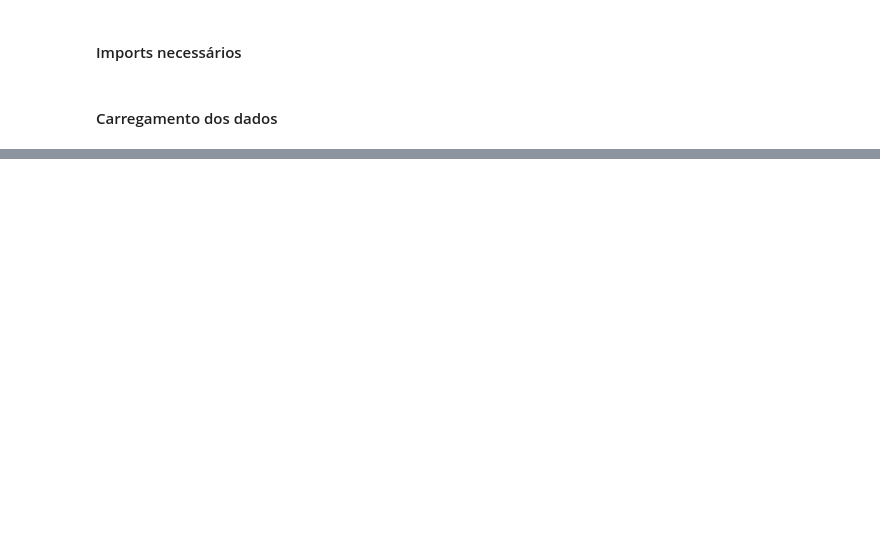
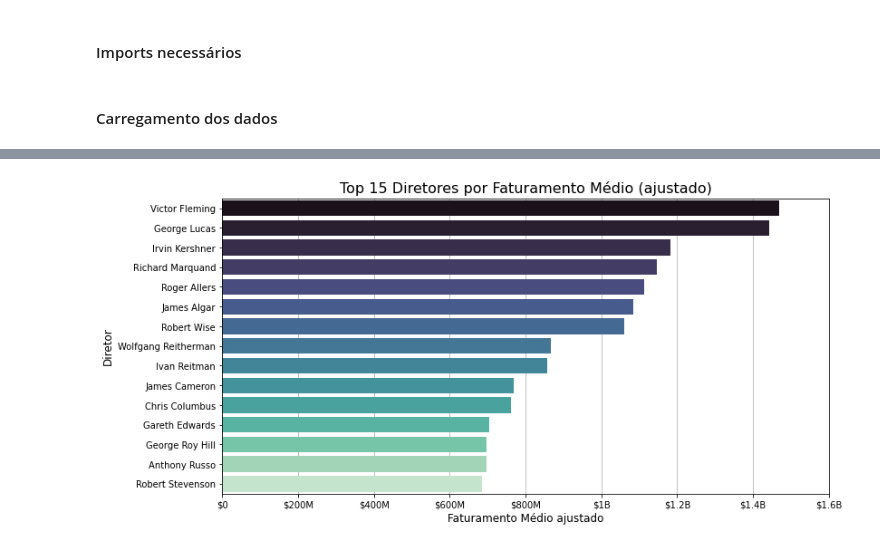
Before and after one commit to mcmaquine/LH_CD, a Jupyter notebook: LH_CD_MATHEUS_C_MAQUINE.ipynb, the cells around one changed output, grey strips where cells are left out. Saved outputs shown, nothing was run; the diff lists cells and outputs as text; code cells hidden in the pictures; blank space fills up the shorter version.

```diff
--- a/LH_CD_MATHEUS_C_MAQUINE.ipynb
+++ b/LH_CD_MATHEUS_C_MAQUINE.ipynb
@@ -80,0 +68,20 @@ Name: Gross, dtype: float64
+# %%
+director_gross_mean = df.groupby('Director')['Gross_adjusted'].mean().sort_values(ascending=False)
+#print(director_gross_mean.apply(lambda x: f"${x:,.2f}"))
+director_gross_mean_df = director_gross_mean.reset_index()
+director_gross_mean_df.columns = ['Director', 'Gross_adjusted mean']
+
+# Plotando o gráfico de barra
+plt.figure(figsize=(12, 6))
+sns.barplot(data=director_gross_mean_df.head(15), x='Gross_adjusted mean', y='Director', palette='mako')
+plt.grid(axis='x')
+ax = plt.gca()
+ax.set_axisbelow(True)
+ticks = ax.get_xticks()
+plt.xticks(ticks=ticks, labels=['$0', '$200M', '$400M', '$600M', '$800M', '$1B', '$1.2B', '$1.4B', '$1.6B'])
+plt.title('Top 15 Diretores por Faturamento Médio (ajustado)', fontsize=16)
+plt.xlabel('Faturamento Médio ajustado', fontsize=12)
+plt.ylabel('Diretor', fontsize=12)
+plt.show()
+# %% [output]
+[figure, added]
```
Also changed, not shown: parts of 29 cells of this notebook.
